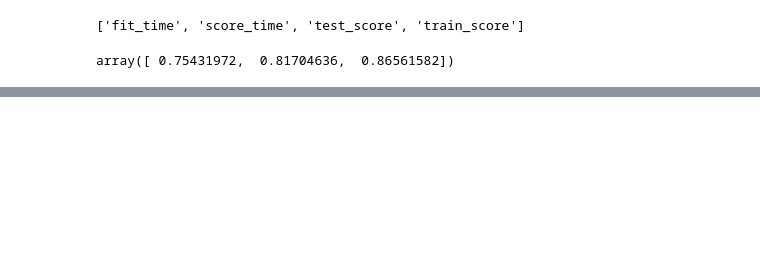
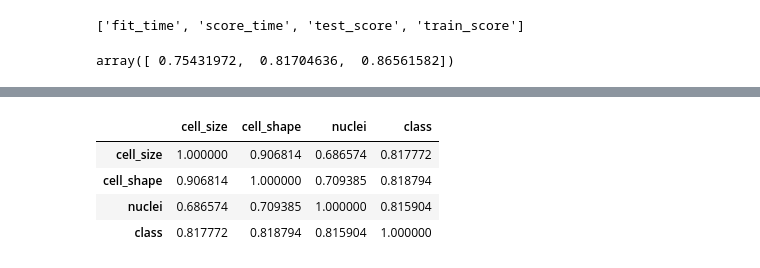
Before and after one commit to Daniel-M/ML_HW_2017, a Jupyter notebook: HW_1/HW_1_ML_2017.ipynb, the cells around one changed output, grey strips where cells are left out. Saved outputs shown, nothing was run; the diff lists cells and outputs as text; code cells hidden in the pictures; blank space fills up the shorter version.

```diff
--- a/HW_1/HW_1_ML_2017.ipynb
+++ b/HW_1/HW_1_ML_2017.ipynb
@@ -244,0 +279,8 @@ array([ 0.75431972,  0.81704636,  0.86561582])
+# %%
+trimmedData.corr()
+# %% [output]
+|  | cell_size | cell_shape | nuclei | class |
+| cell_size | 1.000000 | 0.906814 | 0.686574 | 0.817772 |
+| cell_shape | 0.906814 | 1.000000 | 0.709385 | 0.818794 |
+| nuclei | 0.686574 | 0.709385 | 1.000000 | 0.815904 |
+| class | 0.817772 | 0.818794 | 0.815904 | 1.000000 |
```
Also changed, not shown: parts of 21 cells of this notebook.
